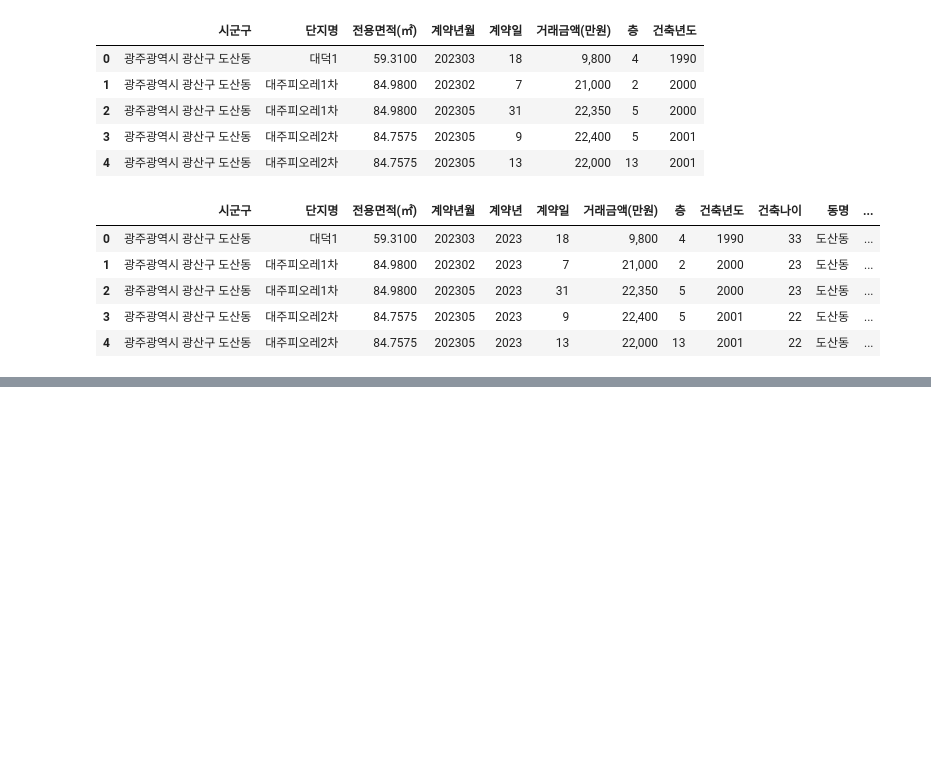
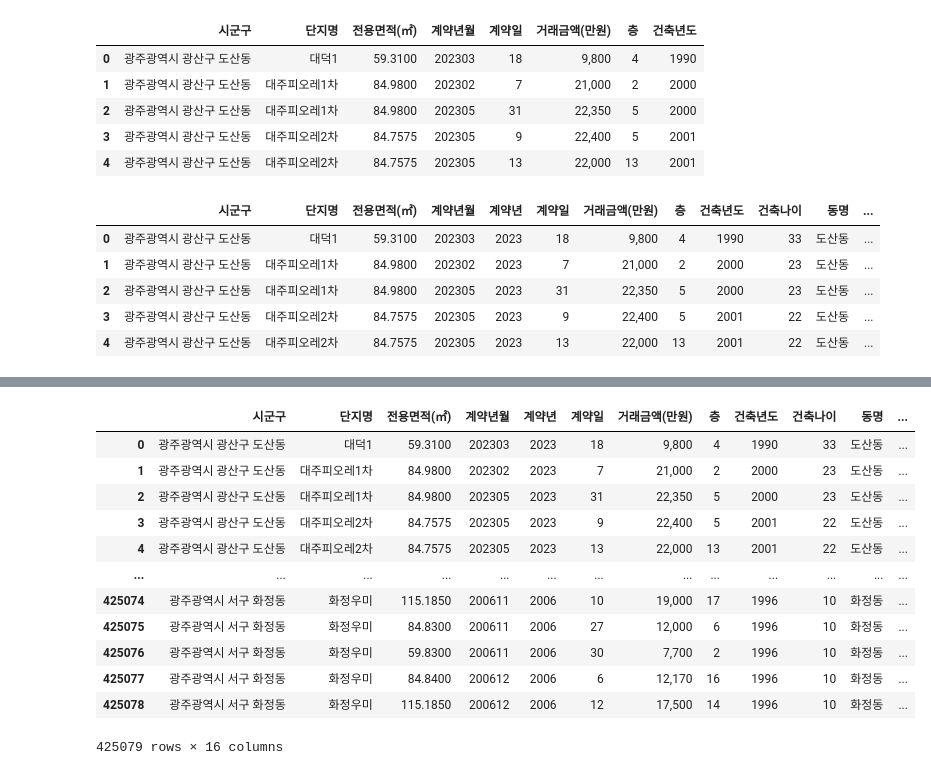
Before and after one commit to 2023-AISCHOOL-APP/araboraGJapt, a Jupyter notebook: byeongmin/2.데이터 수집 및 전처리/전처리 진행중.ipynb, the cells around one changed output, grey strips where cells are left out. Saved outputs shown, nothing was run; the diff lists cells and outputs as text; code cells hidden in the pictures; blank space fills up the shorter version.

```diff
--- a/byeongmin/2.데이터 수집 및 전처리/전처리 진행중.ipynb
+++ b/byeongmin/2.데이터 수집 및 전처리/전처리 진행중.ipynb
@@ -46,3 +46,6 @@ data.head()
 | 2 | 광주광역시 광산구 도산동 | 대주피오레1차 | 84.9800 | 202305 | 2023 | 31 | 22,350 | 5 | 2000 | 23 | 도산동 | ... |
 | 3 | 광주광역시 광산구 도산동 | 대주피오레2차 | 84.7575 | 202305 | 2023 | 9 | 22,400 | 5 | 2001 | 22 | 도산동 | ... |
 | 4 | 광주광역시 광산구 도산동 | 대주피오레2차 | 84.7575 | 202305 | 2023 | 13 | 22,000 | 13 | 2001 | 22 | 도산동 | ... |
+# %%
+# 법정명 코드 추가
+bub_code=pd.read_csv('법정동코드 조회자료.csv')
@@ -48,0 +68,20 @@ data.head()
+# %%
+data['법정동명']=data['시군구']
+# %%
+data = data.merge(bub_code, on='법정동명', how='left')
+# %%
+data
+# %% [output]
+|  | 시군구 | 단지명 | 전용면적(㎡) | 계약년월 | 계약년 | 계약일 | 거래금액(만원) | 층 | 건축년도 | 건축나이 | 동명 | ... |
+| 0 | 광주광역시 광산구 도산동 | 대덕1 | 59.3100 | 202303 | 2023 | 18 | 9,800 | 4 | 1990 | 33 | 도산동 | ... |
+| 1 | 광주광역시 광산구 도산동 | 대주피오레1차 | 84.9800 | 202302 | 2023 | 7 | 21,000 | 2 | 2000 | 23 | 도산동 | ... |
+| 2 | 광주광역시 광산구 도산동 | 대주피오레1차 | 84.9800 | 202305 | 2023 | 31 | 22,350 | 5 | 2000 | 23 | 도산동 | ... |
+| 3 | 광주광역시 광산구 도산동 | 대주피오레2차 | 84.7575 | 202305 | 2023 | 9 | 22,400 | 5 | 2001 | 22 | 도산동 | ... |
+| 4 | 광주광역시 광산구 도산동 | 대주피오레2차 | 84.7575 | 202305 | 2023 | 13 | 22,000 | 13 | 2001 | 22 | 도산동 | ... |
+| ... | ... | ... | ... | ... | ... | ... | ... | ... | ... | ... | ... | ... |
+| 425074 | 광주광역시 서구 화정동 | 화정우미 | 115.1850 | 200611 | 2006 | 10 | 19,000 | 17 | 1996 | 10 | 화정동 | ... |
+| 425075 | 광주광역시 서구 화정동 | 화정우미 | 84.8300 | 200611 | 2006 | 27 | 12,000 | 6 | 1996 | 10 | 화정동 | ... |
+| 425076 | 광주광역시 서구 화정동 | 화정우미 | 59.8300 | 200611 | 2006 | 30 | 7,700 | 2 | 1996 | 10 | 화정동 | ... |
+| 425077 | 광주광역시 서구 화정동 | 화정우미 | 84.8400 | 200612 | 2006 | 6 | 12,170 | 16 | 1996 | 10 | 화정동 | ... |
+| 425078 | 광주광역시 서구 화정동 | 화정우미 | 115.1850 | 200612 | 2006 | 12 | 17,500 | 14 | 1996 | 10 | 화정동 | ... |
+425079 rows × 16 columns
```
Also changed, not shown: parts of 13 cells of this notebook, 4 other files.
